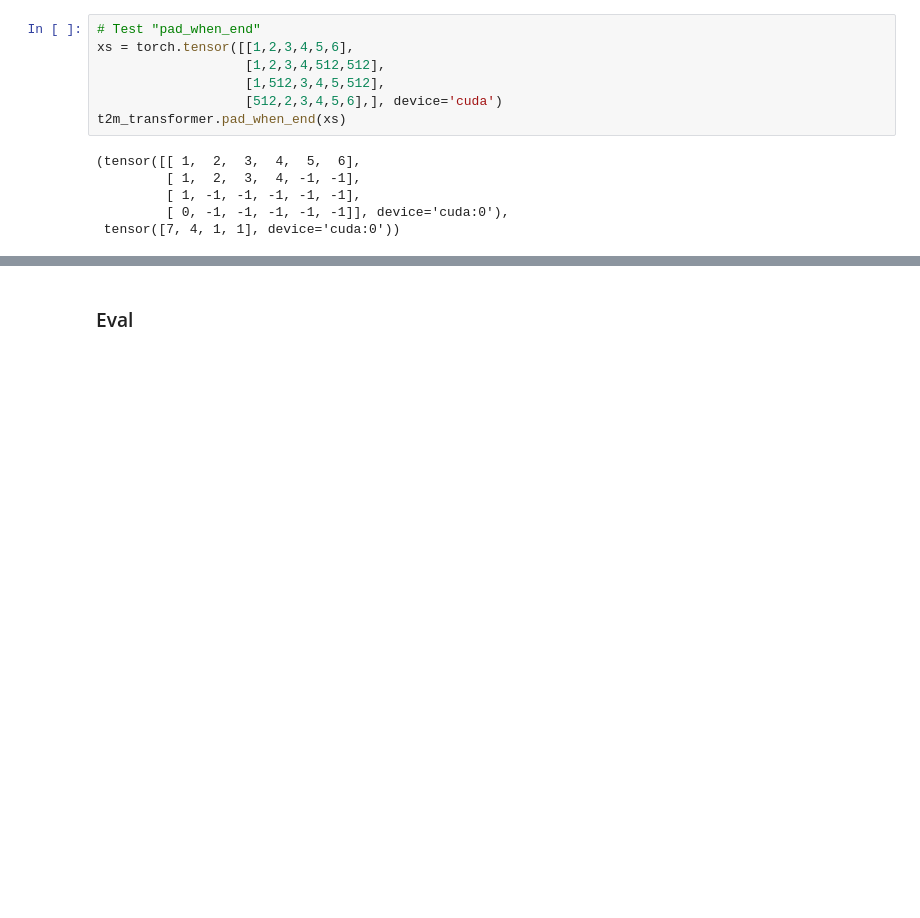
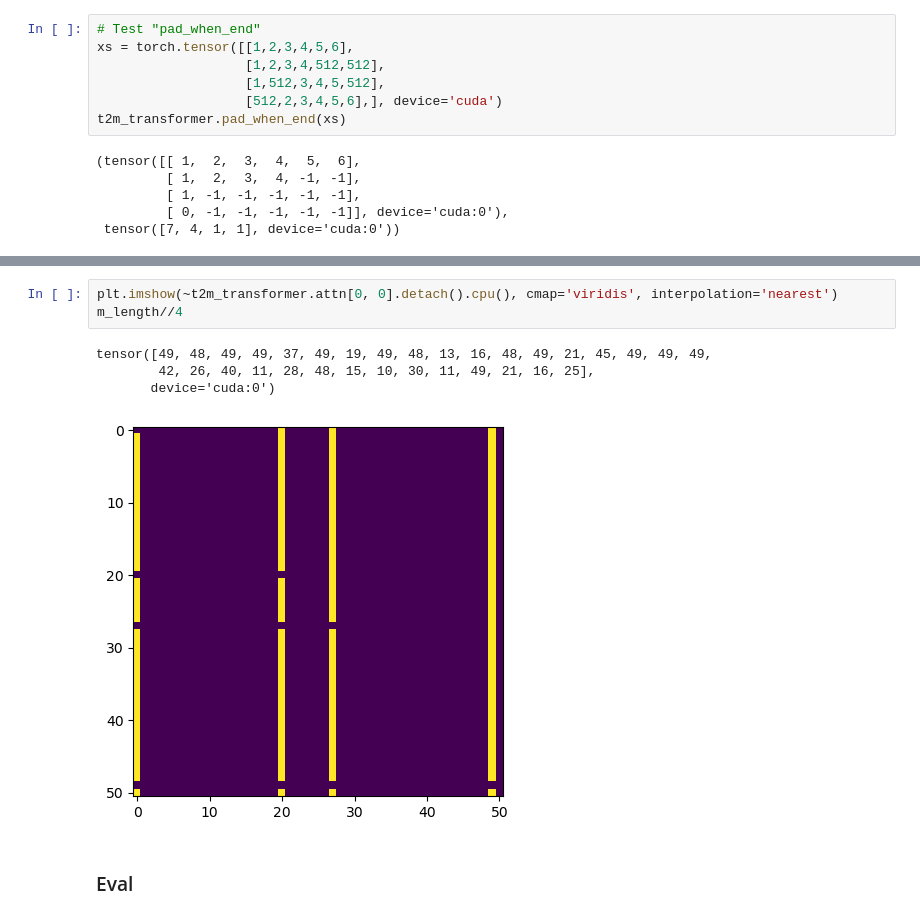
Before and after one commit to exitudio/momask-codes, a Jupyter notebook: study/transformer.ipynb, the cells around one changed output, grey strips where cells are left out. Drawn from its saved outputs; the diff is of its cells as text; blank space fills up the shorter version.

```diff
--- a/study/transformer.ipynb
+++ b/study/transformer.ipynb
@@ -205,3 +245,11 @@ torch.Size([32, 49, 1])
+# %%
+plt.imshow(~t2m_transformer.attn[0, 0].detach().cpu(), cmap='viridis', interpolation='nearest')
+m_length//4
+# %% [output]
+tensor([49, 48, 49, 49, 37, 49, 19, 49, 48, 13, 16, 48, 49, 21, 45, 49, 49, 49,
+        42, 26, 40, 11, 28, 48, 15, 10, 30, 11, 49, 21, 16, 25],
+       device='cuda:0')
+[figure, added]
 # %% [markdown]
 ### Eval
 # %%
```
Also changed, not shown: parts of 33 cells of this notebook.
